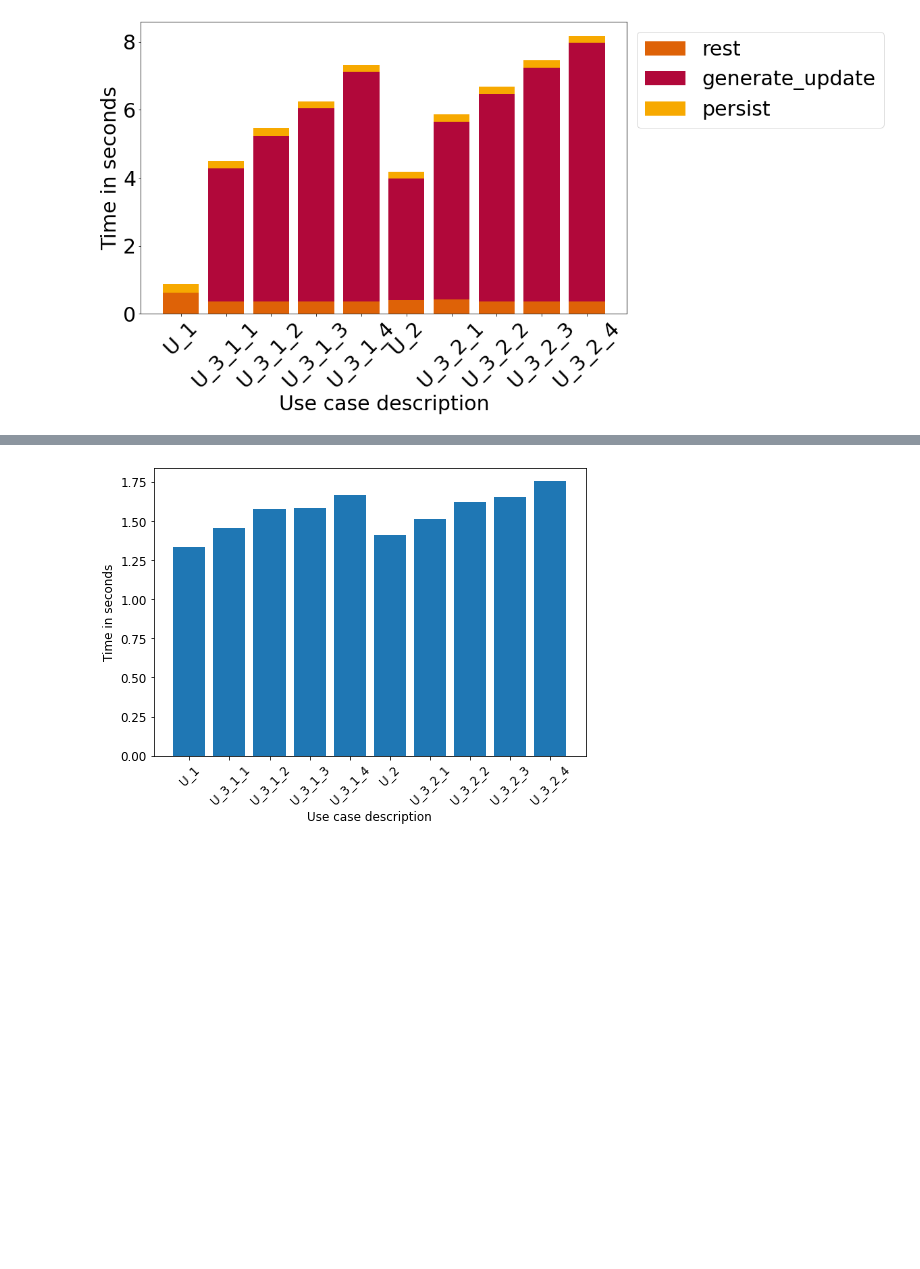
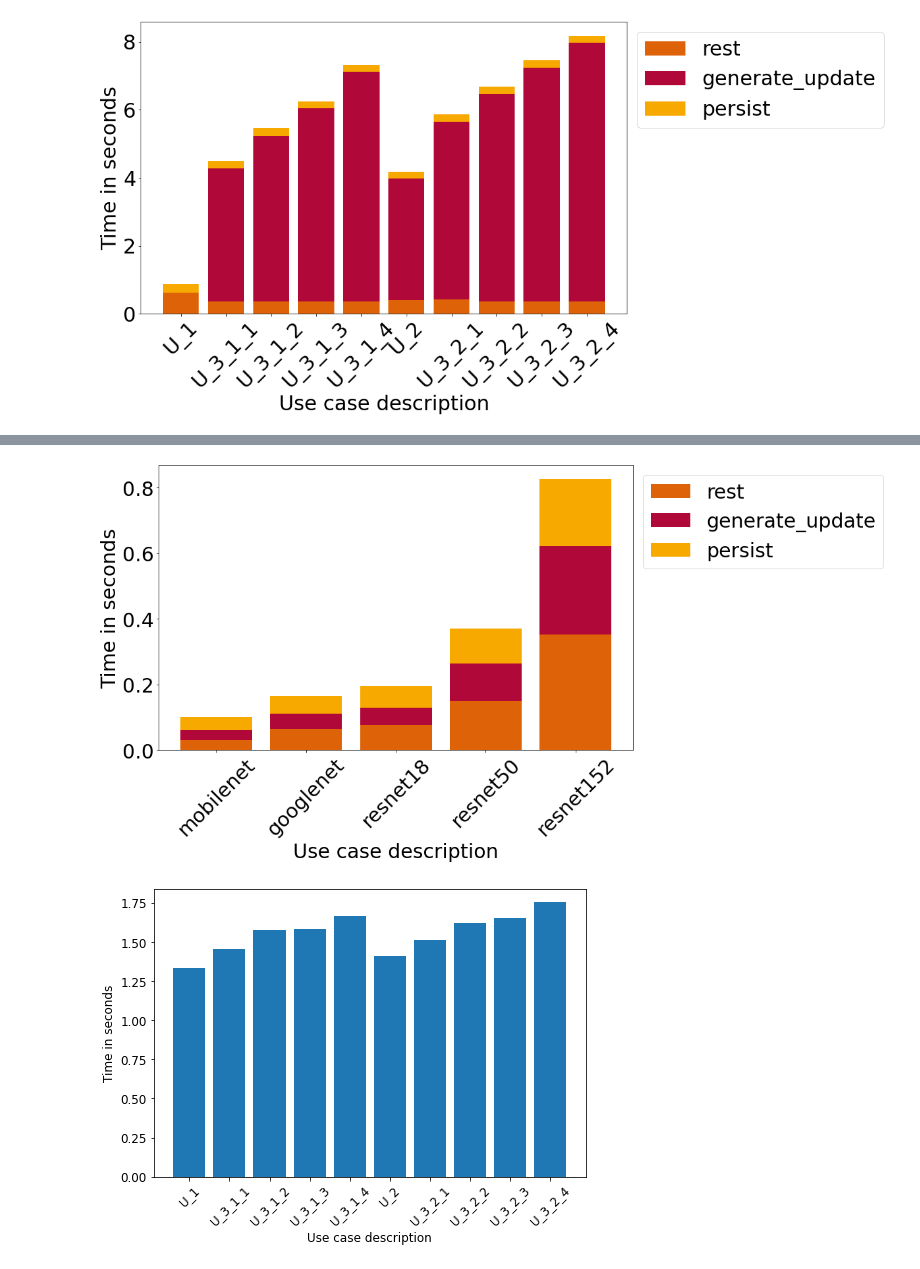
Before and after one commit to slin96/master-thesis, a Jupyter notebook: experiments/plots/param_update_save_recover_times.ipynb, the cells around one changed output, grey strips where cells are left out. Saved outputs shown, nothing was run; the diff lists cells and outputs as text; code cells hidden in the pictures; blank space fills up the shorter version.

```diff
--- a/experiments/plots/param_update_save_recover_times.ipynb
+++ b/experiments/plots/param_update_save_recover_times.ipynb
@@ -133,3 +152,22 @@ plot_median_detailed_save_times(median_detailed_save)
+# %%
+#################################
+# All U3_1_3 save times
+#################################
+models = [MOBILENET, GOOGLENET, RESNET_18, RESNET_50, RESNET_152]
+u3_save_times = OrderedDict()
+for m in models:
+    data = filter_meta(times, model=m, approach=PARAM_UPDATE_IMPROVED, snapshot_type=VERSION, snapshot_dist=FOOD)
+    median_detailed_save = median_detailed_save_times(data)
+
+    u3_save_times[m] = median_detailed_save['U_3_1_3']
+
+plot_median_detailed_save_times(u3_save_times, _rearrange_u2=False, save_path='./saved-plots/param-update/improved-detailed-save_times_per_model')
+
+
+
+# PARAMETER UPDATE RECOVER TIMES
+# %% [output]
+[figure, added]
 # %%
 data = filter_meta(times, model=MOBILENET, approach=PARAM_UPDATE, snapshot_type=VERSION, snapshot_dist=FOOD)
 plot_median_high_level_recover_time(data)
```
Also changed, not shown: parts of 8 cells of this notebook, 2 other files.
